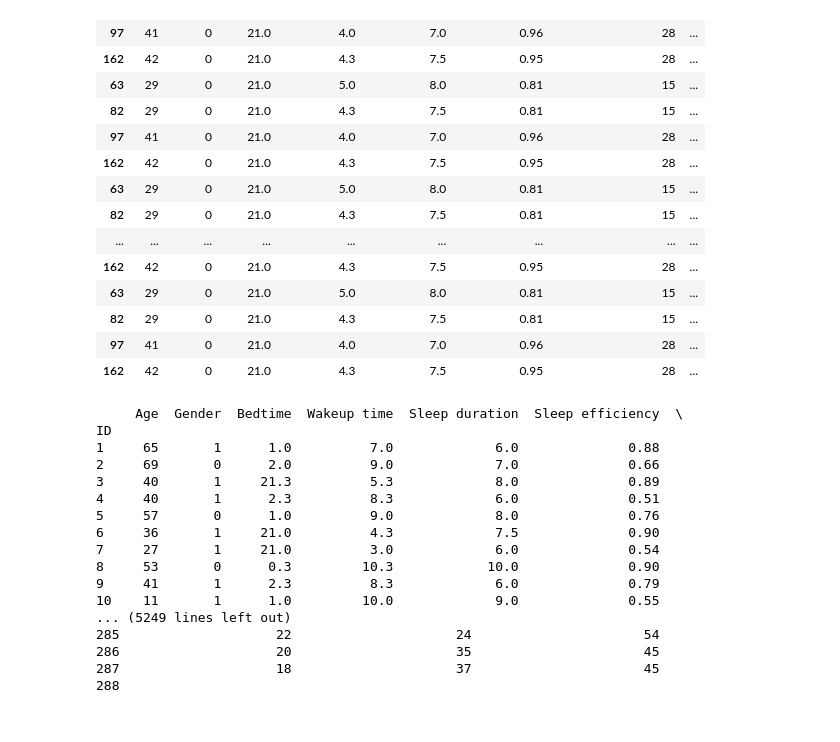
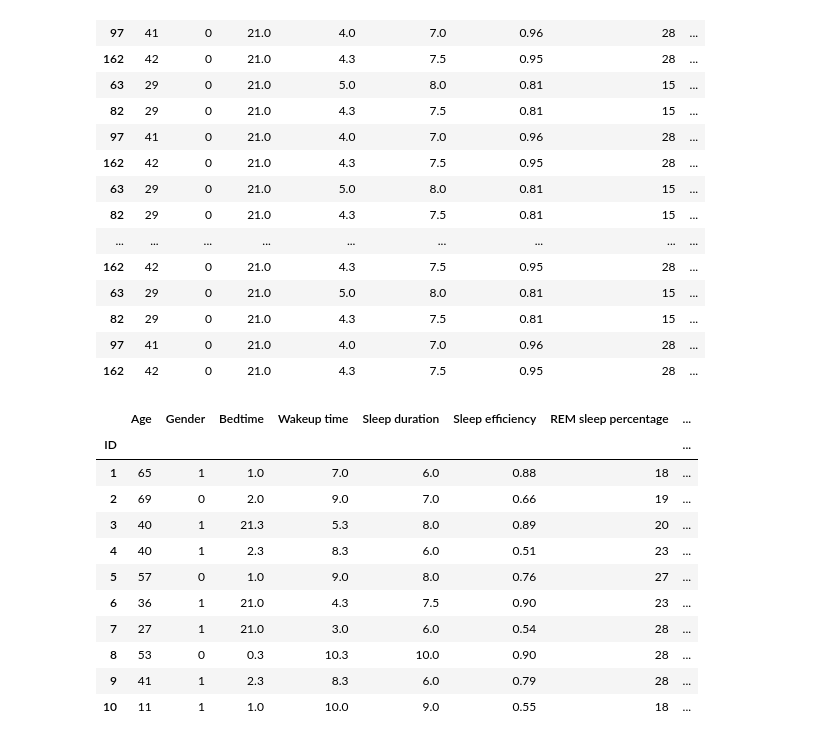
Before and after one commit to Lavan1999/Dataset-8_SleepEfficiency_KMeansCluster, a Jupyter notebook: SleepEfficiency_1.ipynb, the cells around one changed output. Cells and saved outputs as stored; diff of their text form; code cells hidden in the pictures.

```diff
--- a/SleepEfficiency_1.ipynb
+++ b/SleepEfficiency_1.ipynb
@@ -530,22 +511,17 @@ df3
 | 97 | 41 | 0 | 21.0 | 4.0 | 7.0 | 0.96 | 28 | ... |
 | 162 | 42 | 0 | 21.0 | 4.3 | 7.5 | 0.95 | 28 | ... |
 # %%
-df2
+df2.head(10)
 # %% [output]
-     Age  Gender  Bedtime  Wakeup time  Sleep duration  Sleep efficiency  \
-ID
-1     65       1      1.0          7.0             6.0              0.88
-2     69       0      2.0          9.0             7.0              0.66
-3     40       1     21.3          5.3             8.0              0.89
-4     40       1      2.3          8.3             6.0              0.51
-5     57       0      1.0          9.0             8.0              0.76
-6     36       1     21.0          4.3             7.5              0.90
-7     27       1     21.0          3.0             6.0              0.54
-8     53       0      0.3         10.3            10.0              0.90
-9     41       1      2.3          8.3             6.0              0.79
-10    11       1      1.0         10.0             9.0              0.55
-... (5249 lines left out)
-285                    22                     24                      54
-286                    20                     35                      45
-287                    18                     37                      45
-288
+|  | Age | Gender | Bedtime | Wakeup time | Sleep duration | Sleep efficiency | REM sleep percentage | ... |
+| ID |  |  |  |  |  |  |  | ... |
+| 1 | 65 | 1 | 1.0 | 7.0 | 6.0 | 0.88 | 18 | ... |
+| 2 | 69 | 0 | 2.0 | 9.0 | 7.0 | 0.66 | 19 | ... |
+| 3 | 40 | 1 | 21.3 | 5.3 | 8.0 | 0.89 | 20 | ... |
+| 4 | 40 | 1 | 2.3 | 8.3 | 6.0 | 0.51 | 23 | ... |
+| 5 | 57 | 0 | 1.0 | 9.0 | 8.0 | 0.76 | 27 | ... |
+| 6 | 36 | 1 | 21.0 | 4.3 | 7.5 | 0.90 | 23 | ... |
+| 7 | 27 | 1 | 21.0 | 3.0 | 6.0 | 0.54 | 28 | ... |
+| 8 | 53 | 0 | 0.3 | 10.3 | 10.0 | 0.90 | 28 | ... |
+| 9 | 41 | 1 | 2.3 | 8.3 | 6.0 | 0.79 | 28 | ... |
+| 10 | 11 | 1 | 1.0 | 10.0 | 9.0 | 0.55 | 18 | ... |
```
Also changed, not shown: parts of 1 cell of this notebook.
